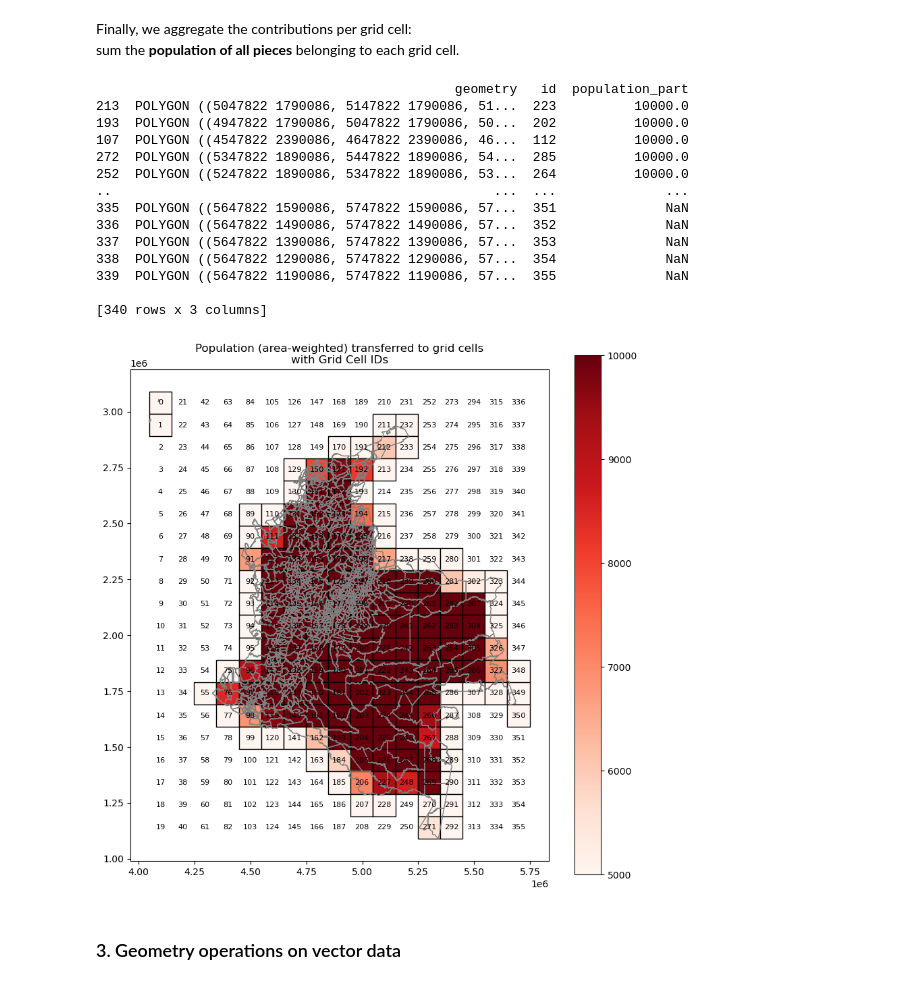
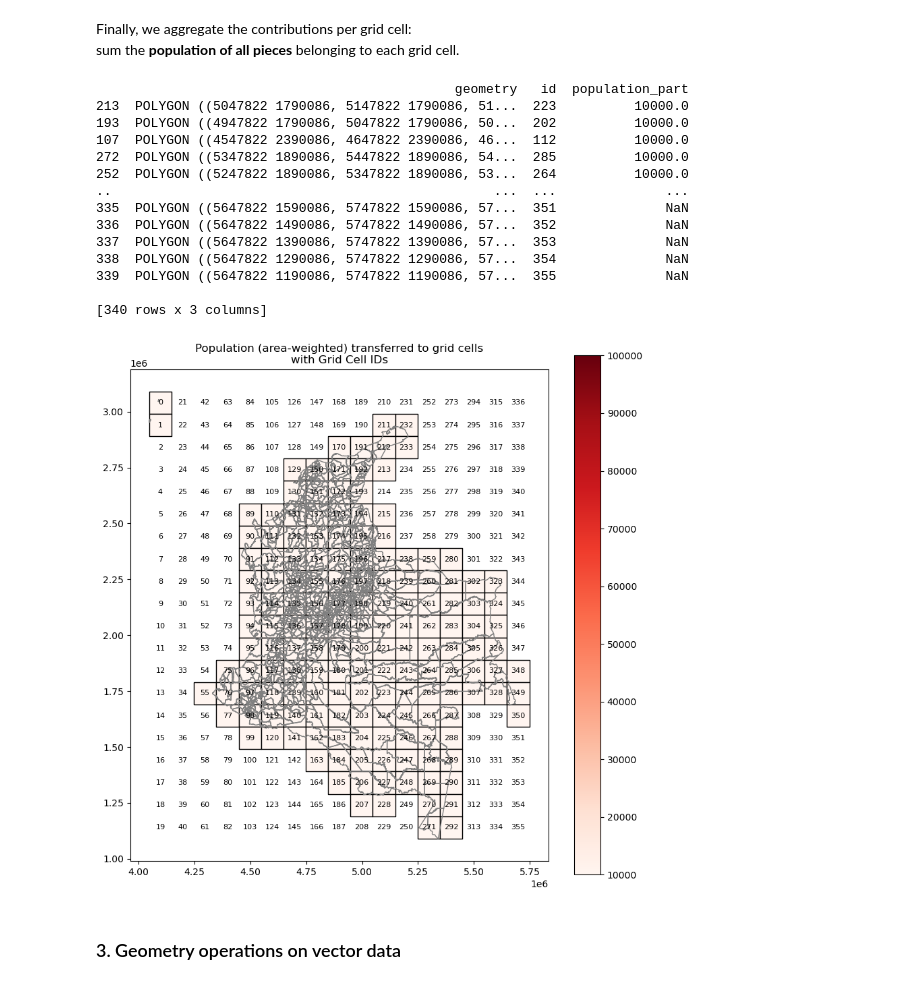
Before and after one commit to aliciaarevalor/PS, a Jupyter notebook: Workshop2_AliciaArevalo.ipynb, the cells around one changed output. Drawn from its saved outputs; the diff is of its cells as text; code cells hidden in the pictures.

```diff
--- a/Workshop2_AliciaArevalo.ipynb
+++ b/Workshop2_AliciaArevalo.ipynb
@@ -551,8 +551,8 @@ ax = grid.plot(
     legend=True,
     cmap='Reds',
     figsize=(10, 10),
-    vmin=5000,
-    vmax=10000
+    vmin=10000,
+    vmax=100000
 )
 
 # Overlay the municipality boundaries
@@ -561,34 +561,34 @@ muni.plot(ax=ax, color='none', edgecolor='grey')
 # Add ID labels at centroid of each grid cell
 for idx, row in grid.iterrows():
     # Compute centroid of the polygon
     centroid = row['geometry'].centroid
     # Draw text label at the centroid coordinates
     ax.text(
         centroid.x, centroid.y,
         str(row['id']),
         ha='center', va='center',
         fontsize=8, color='black'
     )
 
 # Title
 plt.title("Population (area-weighted) transferred to grid cells\nwith Grid Cell IDs")
 plt.show()
 # %% [output]
                                               geometry   id  population_part
 213  POLYGON ((5047822 1790086, 5147822 1790086, 51...  223          10000.0
 193  POLYGON ((4947822 1790086, 5047822 1790086, 50...  202          10000.0
 107  POLYGON ((4547822 2390086, 4647822 2390086, 46...  112          10000.0
 272  POLYGON ((5347822 1890086, 5447822 1890086, 54...  285          10000.0
 252  POLYGON ((5247822 1890086, 5347822 1890086, 53...  264          10000.0
 ..                                                 ...  ...              ...
 335  POLYGON ((5647822 1590086, 5747822 1590086, 57...  351              NaN
 336  POLYGON ((5647822 1490086, 5747822 1490086, 57...  352              NaN
 337  POLYGON ((5647822 1390086, 5747822 1390086, 57...  353              NaN
 338  POLYGON ((5647822 1290086, 5747822 1290086, 57...  354              NaN
 339  POLYGON ((5647822 1190086, 5747822 1190086, 57...  355              NaN
 
 [340 rows x 3 columns]
-[figure, old version]
+[figure, new version]
 # %% [markdown]
 ### 3. Geometry operations on vector data
 # %% [markdown]
```
Also changed, not shown: parts of 3 cells of this notebook, 1 other file.
